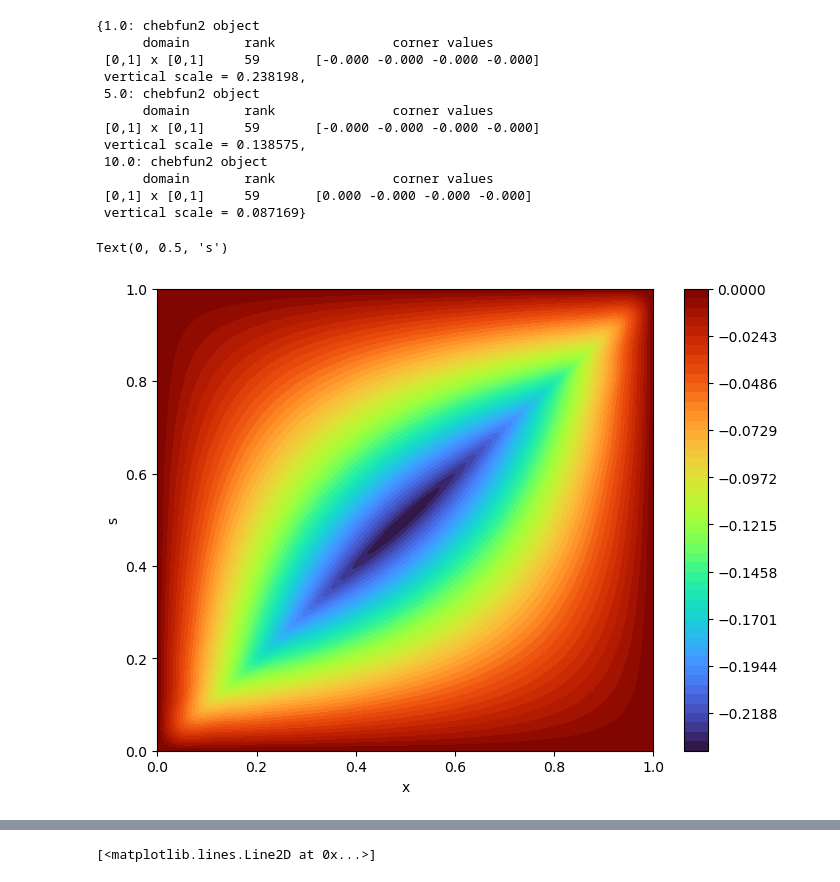
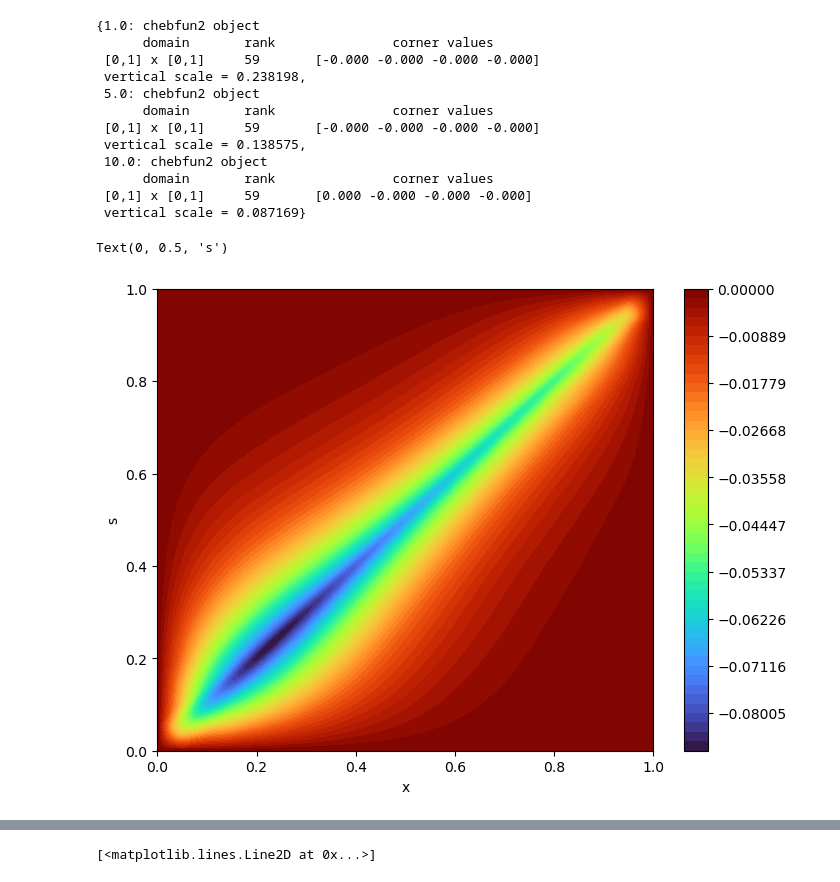
Before and after one commit to hsharsh/chebgreen, a Jupyter notebook: main/airy.ipynb, the cells around one changed output, grey strips where cells are left out. Saved outputs shown, nothing was run; the diff lists cells and outputs as text; code cells hidden in the pictures.

```diff
--- a/main/airy.ipynb
+++ b/main/airy.ipynb
@@ -47,12 +47,12 @@ airy.G
  vertical scale = 0.087169}
 # %%
 fig = plt.figure(figsize = (8,6))
-airy.G[1].plot(fig = fig, ax = plt.gca())
+airy.G[10].plot(fig = fig, ax = plt.gca())
 plt.xlabel('x')
 plt.ylabel('s')
 # %% [output]
 Text(0, 0.5, 's')
-[figure, old version]
+[figure, new version]
 # %%
 %%time
 u,s,v = airy.G[1].svd()
```
Also changed, not shown: parts of 14 cells of this notebook, 3 other files.
